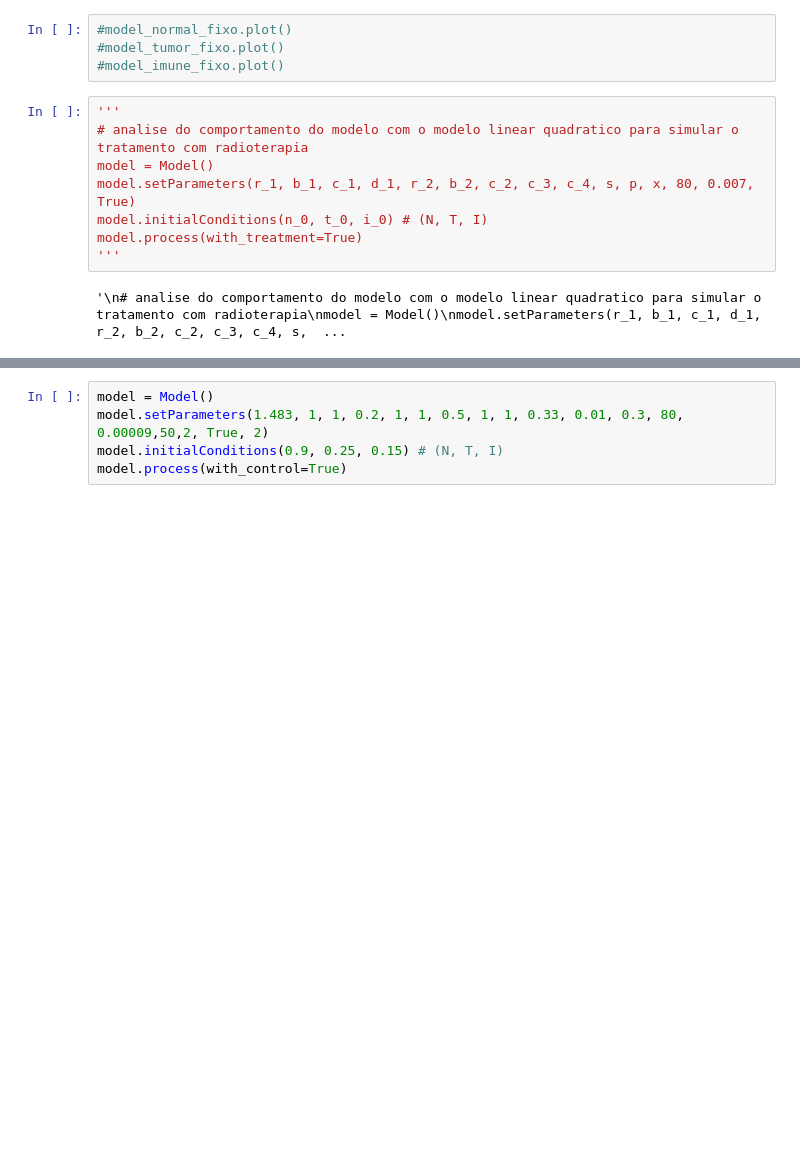
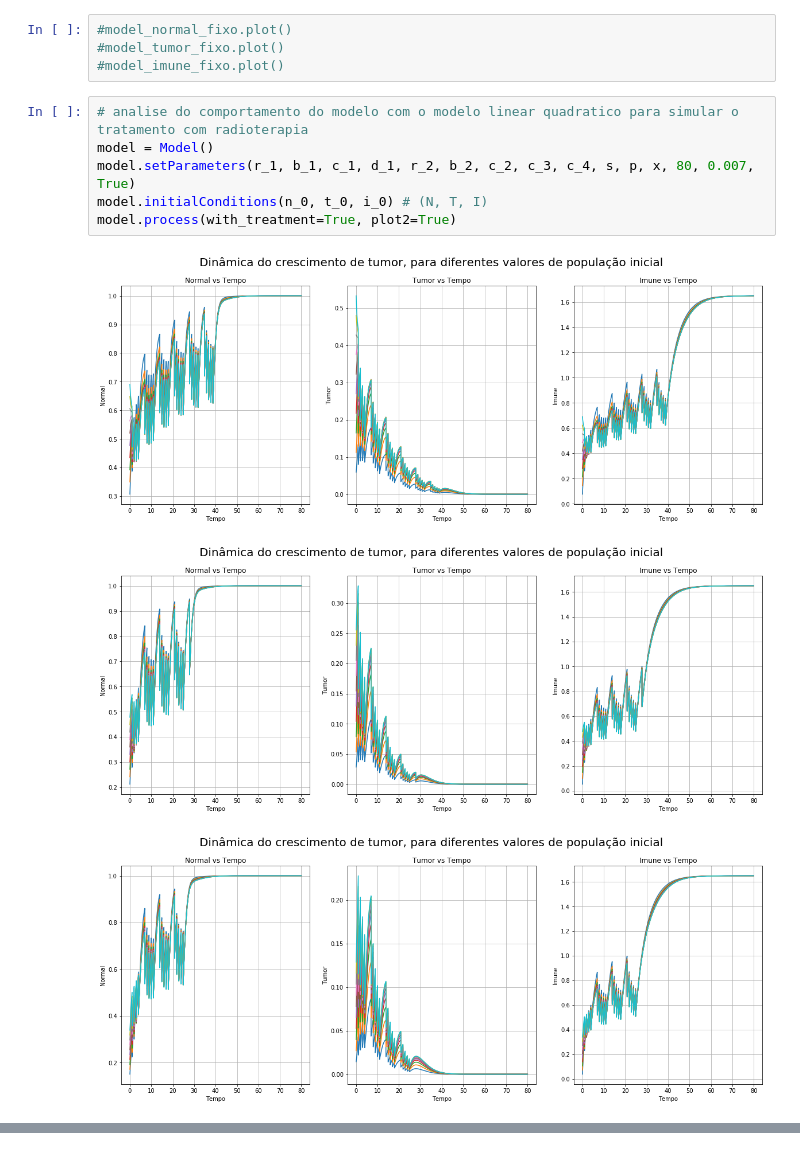
Before and after one commit to vdscruz/pibic-2018, a Jupyter notebook: codigos/code1.ipynb, the cells around one changed output, grey strips where cells are left out. Drawn from its saved outputs; the diff is of its cells as text; blank space fills up the shorter version.

```diff
--- a/codigos/code1.ipynb
+++ b/codigos/code1.ipynb
@@ -347,12 +362,12 @@ model_imune_fixo.plot2(title='Parametros iniciais das celulas Imunes fixo e dema
 #model_tumor_fixo.plot()
 #model_imune_fixo.plot()
 # %%
-'''
 # analise do comportamento do modelo com o modelo linear quadratico para simular o tratamento com radioterapia
 model = Model()
 model.setParameters(r_1, b_1, c_1, d_1, r_2, b_2, c_2, c_3, c_4, s, p, x, 80, 0.007, True)
 model.initialConditions(n_0, t_0, i_0) # (N, T, I)
-model.process(with_treatment=True)
-'''
+model.process(with_treatment=True, plot2=True)
 # %% [output]
-'\n# analise do comportamento do modelo com o modelo linear quadratico para simular o tratamento com radioterapia\nmodel = Model()\nmodel.setParameters(r_1, b_1, c_1, d_1, r_2, b_2, c_2, c_3, c_4, s,  ...
+[figure, added]
+[figure, added]
+[figure, added]
@@ -359,5 +375,0 @@ model.process(with_treatment=True)
-# %%
-model = Model()
-model.setParameters(1.483, 1, 1, 0.2, 1, 1, 0.5, 1, 1, 0.33, 0.01, 0.3, 80, 0.00009,50,2, True, 2)
-model.initialConditions(0.9, 0.25, 0.15) # (N, T, I)
-model.process(with_control=True)
```
Also changed, not shown: parts of 7 cells of this notebook.
